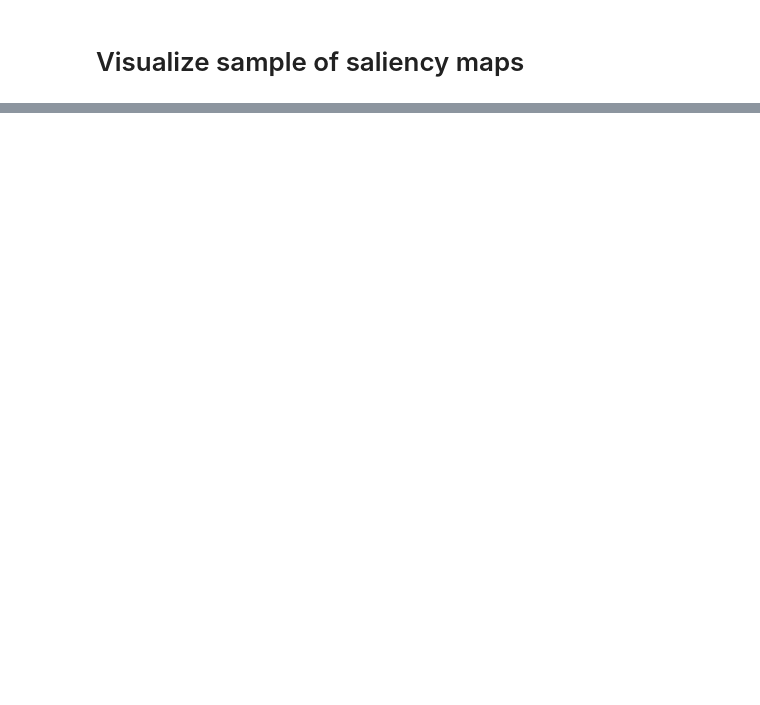
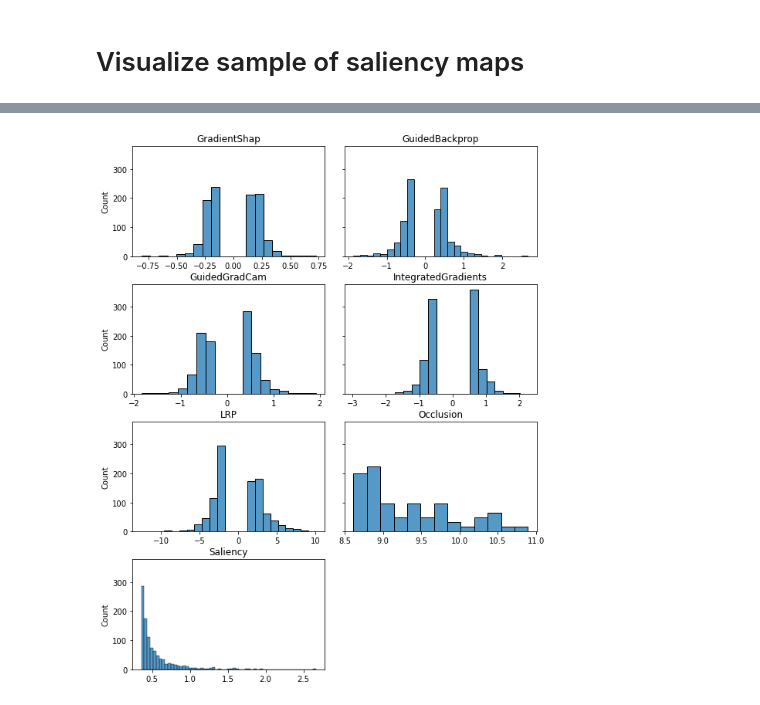
Before and after one commit to mdnam2410/thesis, a Jupyter notebook: visualization.ipynb, the cells around one changed output, grey strips where cells are left out. Cells and saved outputs as stored; diff of their text form; code cells hidden in the pictures; blank space fills up the shorter version.

```diff
--- a/visualization.ipynb
+++ b/visualization.ipynb
@@ -281,0 +310,6 @@ Clipping input data to the valid range for imshow with RGB data ([0..1] for floa
+# %%
+fig_dis_inceptionv3, _ = plot_saliency_distribution(explanations, 'InceptionV3', methods)
+fig_dis_inceptionv3.savefig('figures/saliency-maps-value-distribution-inceptionv3.png', bbox_inches='tight')
+plt.show()
+# %% [output]
+[figure, added]
```
Also changed, not shown: parts of 16 cells of this notebook, 19 other files.
